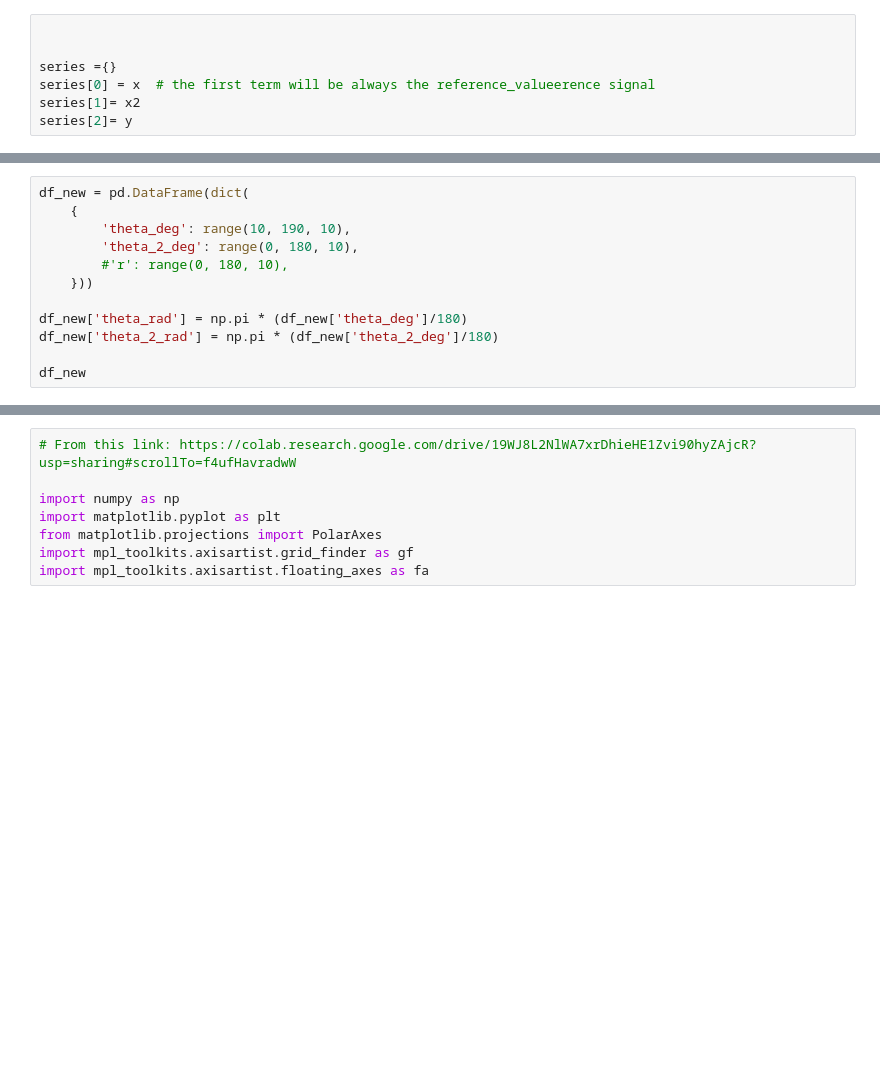
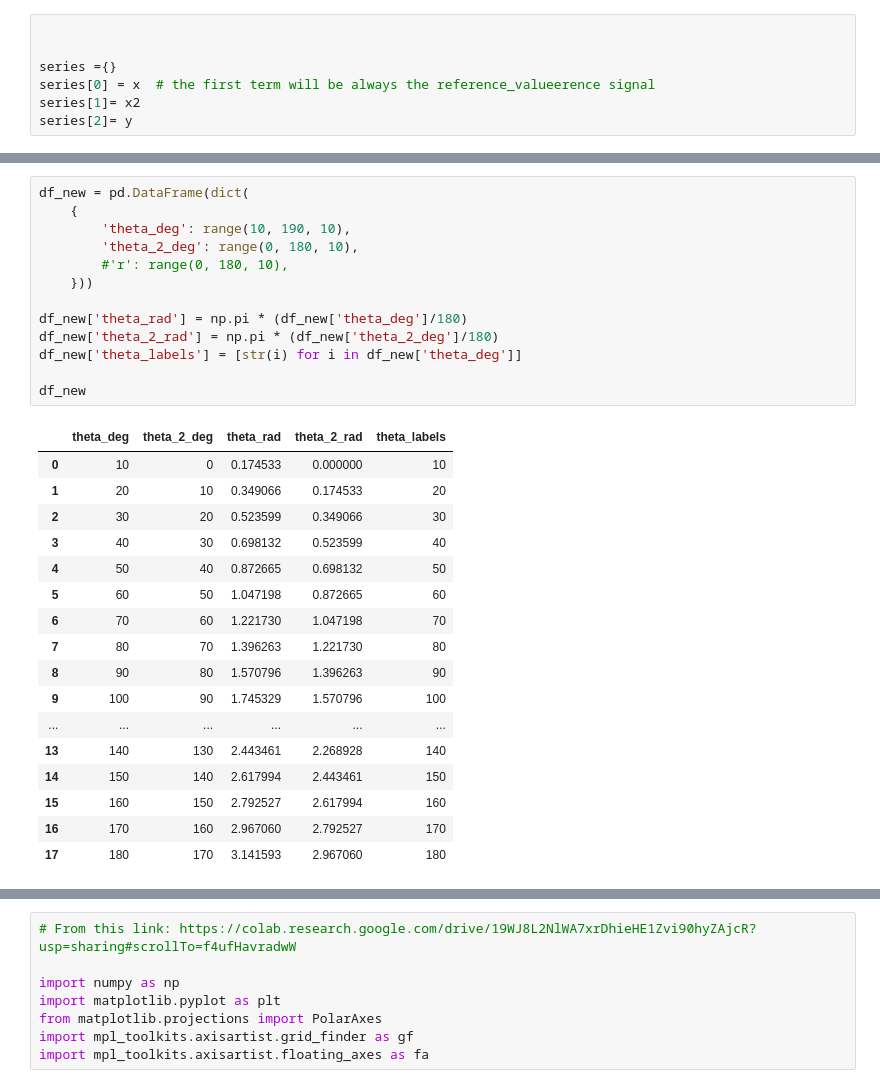
Before and after one commit to AAnzel/Polar-Diagrams-for-Model-Comparison, a Jupyter notebook: Source/main.ipynb, the cells around one changed output, grey strips where cells are left out. Saved outputs shown, nothing was run; the diff lists cells and outputs as text; blank space fills up the shorter version.

Commit message:
Added: Added labels in the outter circle.

```diff
--- a/Source/main.ipynb
+++ b/Source/main.ipynb
@@ -141,15 +154,34 @@ c1 + c2
 # %%
 df_new = pd.DataFrame(dict(
     {
         'theta_deg': range(10, 190, 10),
         'theta_2_deg': range(0, 180, 10),
         #'r': range(0, 180, 10),
     }))
 
 df_new['theta_rad'] = np.pi * (df_new['theta_deg']/180)
 df_new['theta_2_rad'] = np.pi * (df_new['theta_2_deg']/180)
+df_new['theta_labels'] = [str(i) for i in df_new['theta_deg']]
 
 df_new
+# %% [output]
+|  | theta_deg | theta_2_deg | theta_rad | theta_2_rad | theta_labels |
+| 0 | 10 | 0 | 0.174533 | 0.000000 | 10 |
+| 1 | 20 | 10 | 0.349066 | 0.174533 | 20 |
+| 2 | 30 | 20 | 0.523599 | 0.349066 | 30 |
+| 3 | 40 | 30 | 0.698132 | 0.523599 | 40 |
+| 4 | 50 | 40 | 0.872665 | 0.698132 | 50 |
+| 5 | 60 | 50 | 1.047198 | 0.872665 | 60 |
+| 6 | 70 | 60 | 1.221730 | 1.047198 | 70 |
+| 7 | 80 | 70 | 1.396263 | 1.221730 | 80 |
+| 8 | 90 | 80 | 1.570796 | 1.396263 | 90 |
+| 9 | 100 | 90 | 1.745329 | 1.570796 | 100 |
+| ... | ... | ... | ... | ... | ... |
+| 13 | 140 | 130 | 2.443461 | 2.268928 | 140 |
+| 14 | 150 | 140 | 2.617994 | 2.443461 | 150 |
+| 15 | 160 | 150 | 2.792527 | 2.617994 | 160 |
+| 16 | 170 | 160 | 2.967060 | 2.792527 | 170 |
+| 17 | 180 | 170 | 3.141593 | 2.967060 | 180 |
 # %%
 float_start_circle = -np.pi*0.5
 float_end_circle = np.pi*0.5
```
Also changed, not shown: parts of 8 cells of this notebook, 1 other file.
